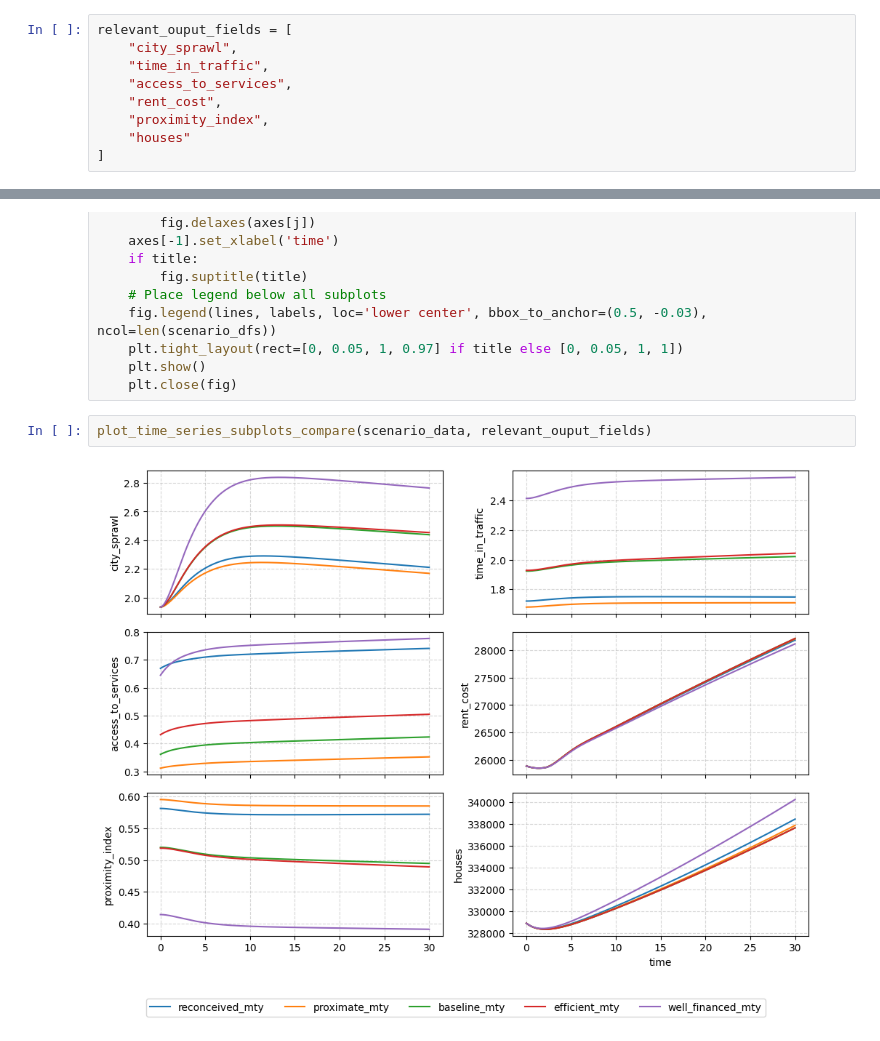
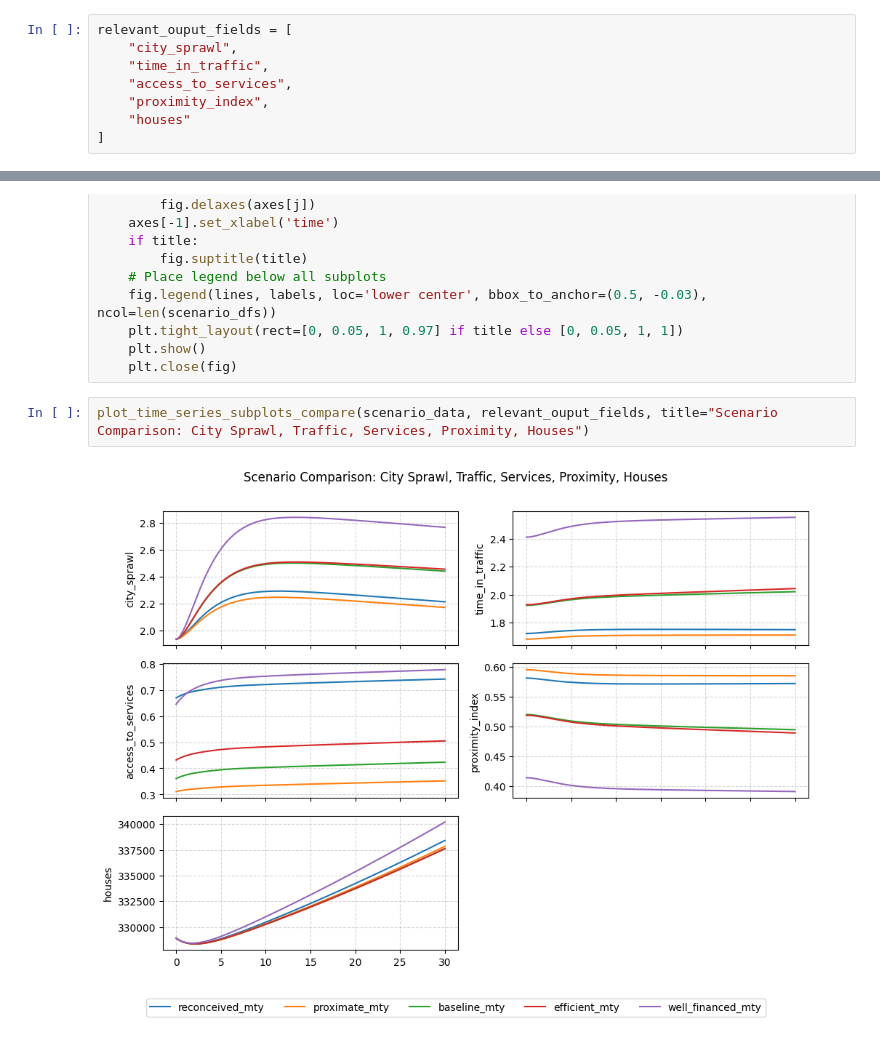
Before and after one commit to JuanRobledo12/housing_sd_model, a Jupyter notebook: sd_model/python_ver/run_scenarios.ipynb, the cells around one changed output, grey strips where cells are left out. Saved outputs shown, nothing was run; the diff lists cells and outputs as text.

```diff
--- a/sd_model/python_ver/run_scenarios.ipynb
+++ b/sd_model/python_ver/run_scenarios.ipynb
@@ -81,7 +78,6 @@ relevant_ouput_fields = [
     "city_sprawl",
     "time_in_traffic",
     "access_to_services",
-    "rent_cost",
     "proximity_index",
     "houses"
 ]
@@ -170,7 +166,7 @@ def plot_time_series_subplots_compare(scenario_dfs, fields, title=None, figsize=
     plt.show()
     plt.close(fig)
 # %%
-plot_time_series_subplots_compare(scenario_data, relevant_ouput_fields)
+plot_time_series_subplots_compare(scenario_data, relevant_ouput_fields, title="Scenario Comparison: City Sprawl, Traffic, Services, Proximity, Houses")
 # %% [output]
-[figure, old version]
+[figure, new version]
 # %%
```
Also changed, not shown: parts of 3 cells of this notebook, 1 other file.
